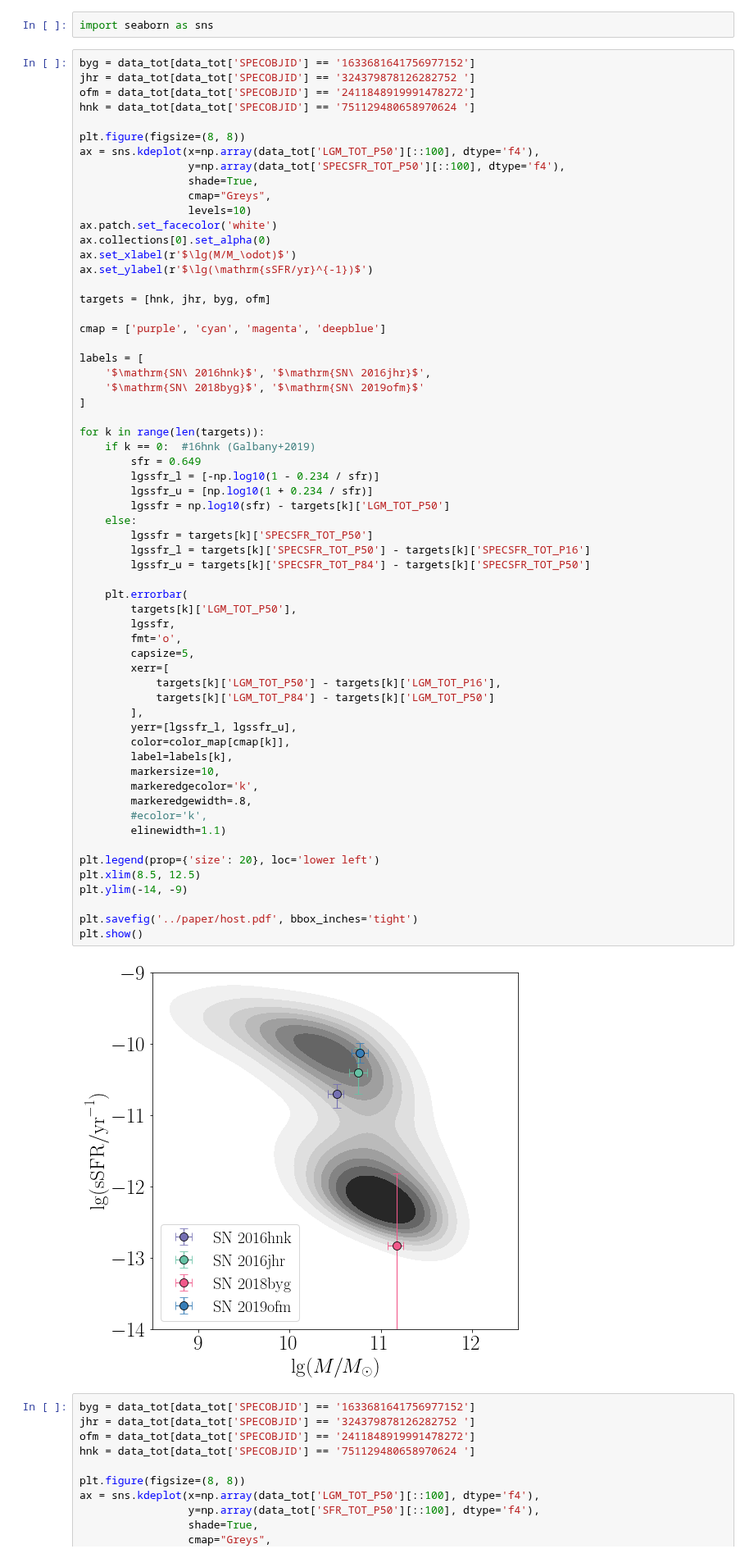
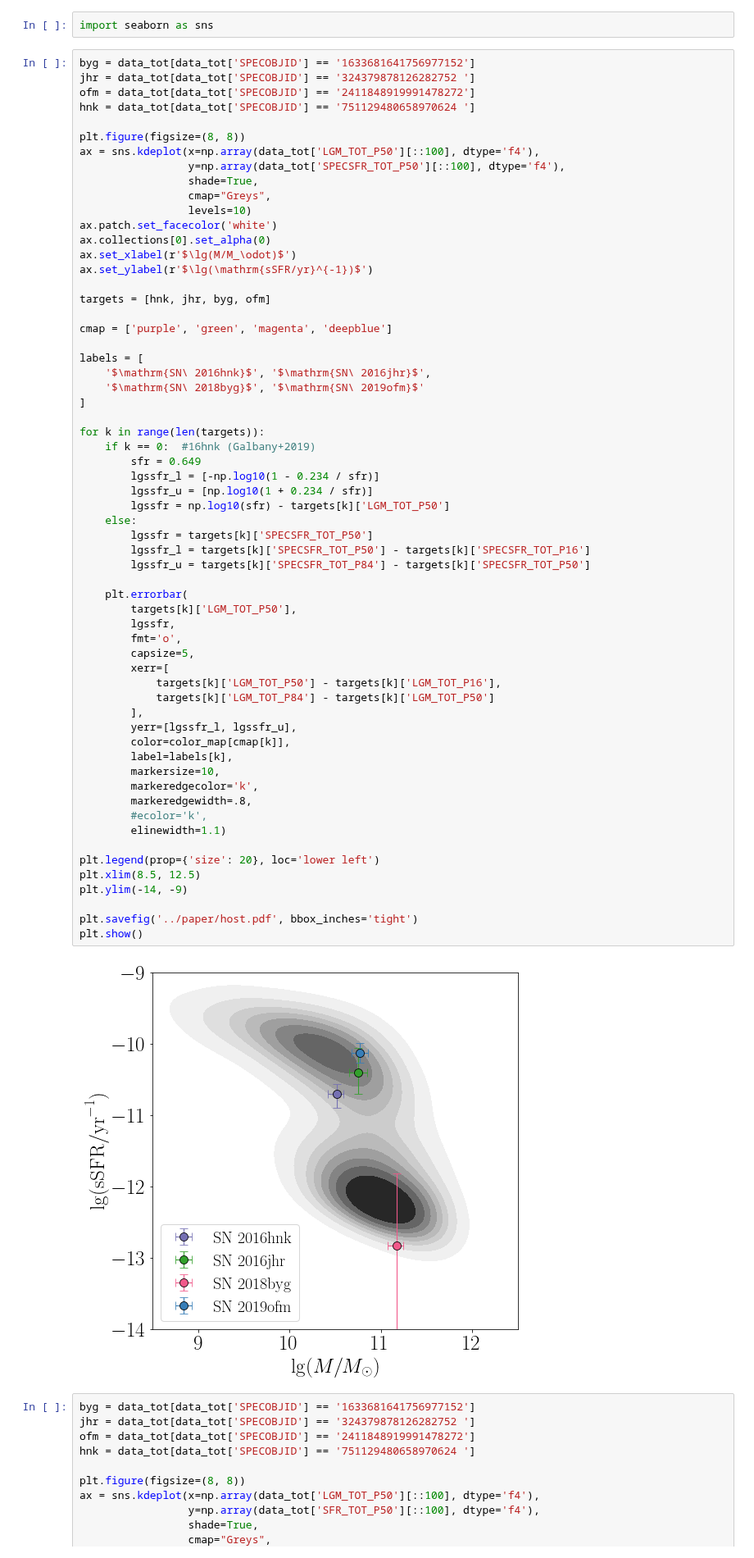
Before and after one commit to slowdivePTG/SN2020jgb, a Jupyter notebook: host/Host_Galaxy.ipynb, the cells around one changed output. Shown at 82% size. Drawn from its saved outputs; the diff is of its cells as text.

```diff
--- a/host/Host_Galaxy.ipynb
+++ b/host/Host_Galaxy.ipynb
@@ -59,7 +59,7 @@ ax.set_ylabel(r'$\lg(\mathrm{sSFR/yr}^{-1})$')
 
 targets = [hnk, jhr, byg, ofm]
 
-cmap = ['purple', 'cyan', 'magenta', 'deepblue']
+cmap = ['purple', 'green', 'magenta', 'deepblue']
 
 labels = [
     '$\mathrm{SN\ 2016hnk}$', '$\mathrm{SN\ 2016jhr}$',
@@ -75,34 +75,34 @@ for k in range(len(targets)):
     else:
         lgssfr = targets[k]['SPECSFR_TOT_P50']
         lgssfr_l = targets[k]['SPECSFR_TOT_P50'] - targets[k]['SPECSFR_TOT_P16']
         lgssfr_u = targets[k]['SPECSFR_TOT_P84'] - targets[k]['SPECSFR_TOT_P50']
 
     plt.errorbar(
         targets[k]['LGM_TOT_P50'],
         lgssfr,
         fmt='o',
         capsize=5,
         xerr=[
             targets[k]['LGM_TOT_P50'] - targets[k]['LGM_TOT_P16'],
             targets[k]['LGM_TOT_P84'] - targets[k]['LGM_TOT_P50']
         ],
         yerr=[lgssfr_l, lgssfr_u],
         color=color_map[cmap[k]],
         label=labels[k],
         markersize=10,
         markeredgecolor='k',
         markeredgewidth=.8,
         #ecolor='k',
         elinewidth=1.1)
 
 plt.legend(prop={'size': 20}, loc='lower left')
 plt.xlim(8.5, 12.5)
 plt.ylim(-14, -9)
 
 plt.savefig('../paper/host.pdf', bbox_inches='tight')
 plt.show()
 # %% [output]
-[figure, old version]
+[figure, new version]
 # %%
 byg = data_tot[data_tot['SPECOBJID'] == '1633681641756977152']
 jhr = data_tot[data_tot['SPECOBJID'] == '324379878126282752 ']
```
Also changed, not shown: parts of 2 cells of this notebook, 13 other files.
